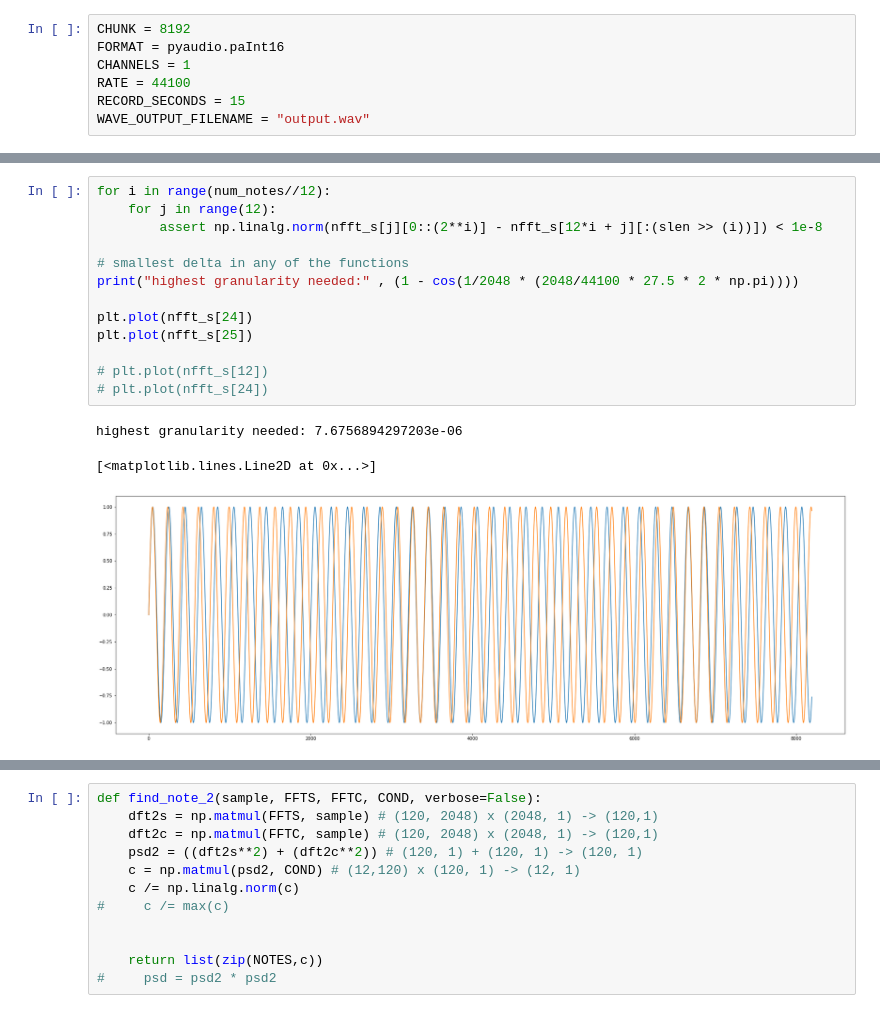
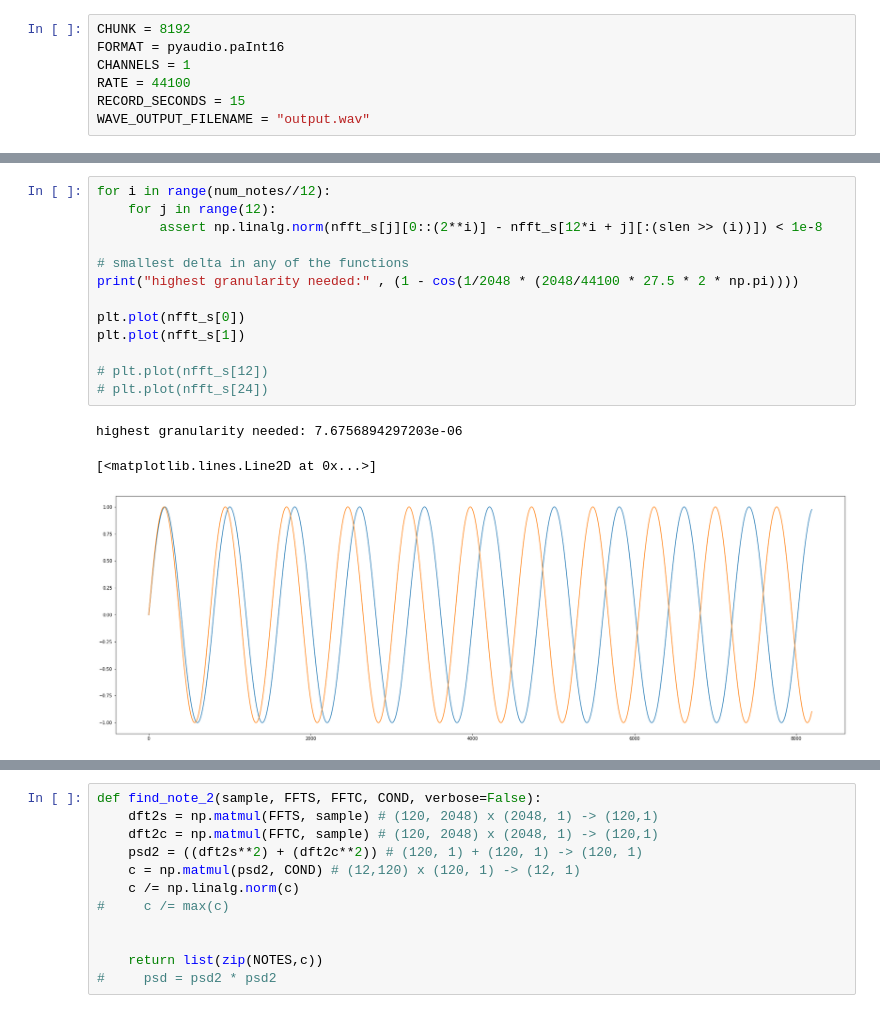
Before and after one commit to amanj120/wav_work, a Jupyter notebook: fft.ipynb, the cells around one changed output, grey strips where cells are left out. Saved outputs shown, nothing was run; the diff lists cells and outputs as text.

```diff
--- a/fft.ipynb
+++ b/fft.ipynb
@@ -82,20 +82,20 @@ print(m - s, "seconds to generate FFT", (m-s)/(1/44100))
 # %%
 for i in range(num_notes//12):
     for j in range(12):
         assert np.linalg.norm(nfft_s[j][0::(2**i)] - nfft_s[12*i + j][:(slen >> (i))]) < 1e-8
 
 # smallest delta in any of the functions
 print("highest granularity needed:" , (1 - cos(1/2048 * (2048/44100 * 27.5 * 2 * np.pi))))
 
-plt.plot(nfft_s[24])
-plt.plot(nfft_s[25])
+plt.plot(nfft_s[0])
+plt.plot(nfft_s[1])
 
 # plt.plot(nfft_s[12])
 # plt.plot(nfft_s[24])
 # %% [output]
 highest granularity needed: 7.6756894297203e-06
 [<matplotlib.lines.Line2D at 0x...>]
-[figure, old version]
+[figure, new version]
 # %%
 sims = np.matmul(nfft_c, nfft_c.T)
 sims -= np.diag(np.diag(sims))
```
Also changed, not shown: parts of 2 cells of this notebook, 3 other files.
